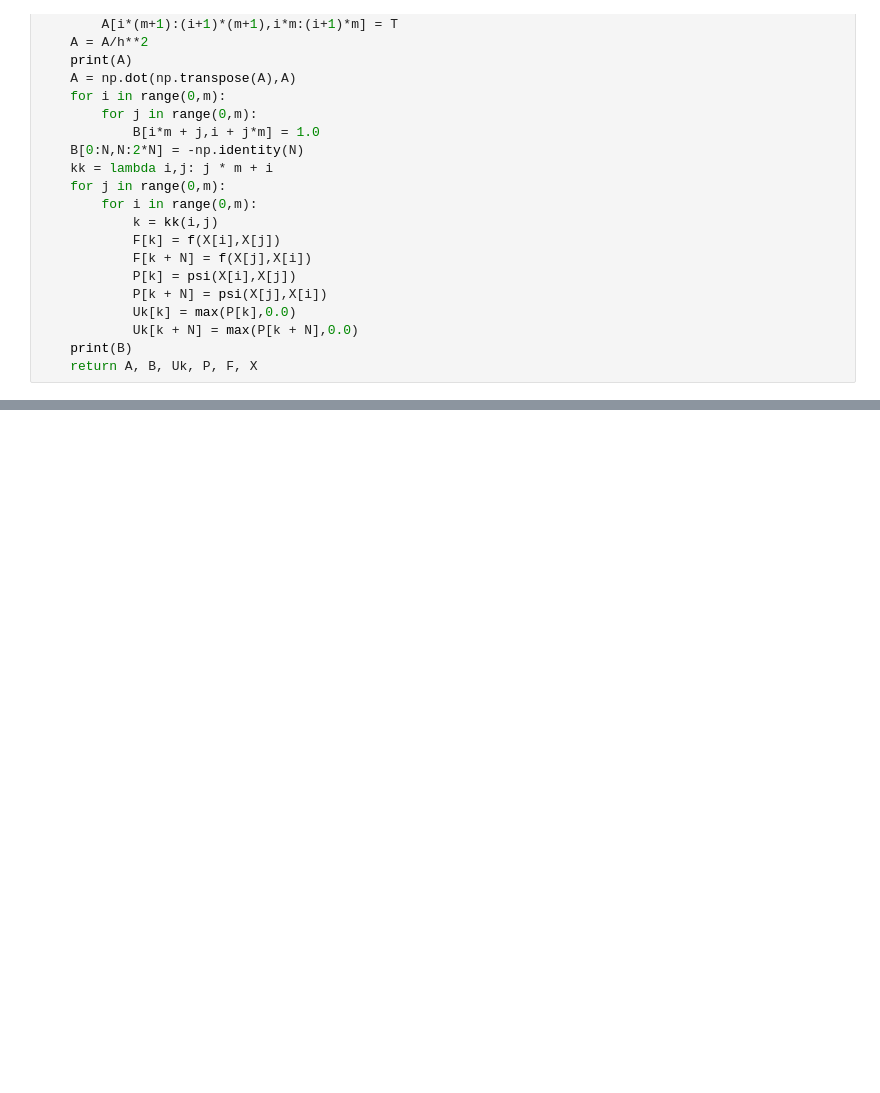
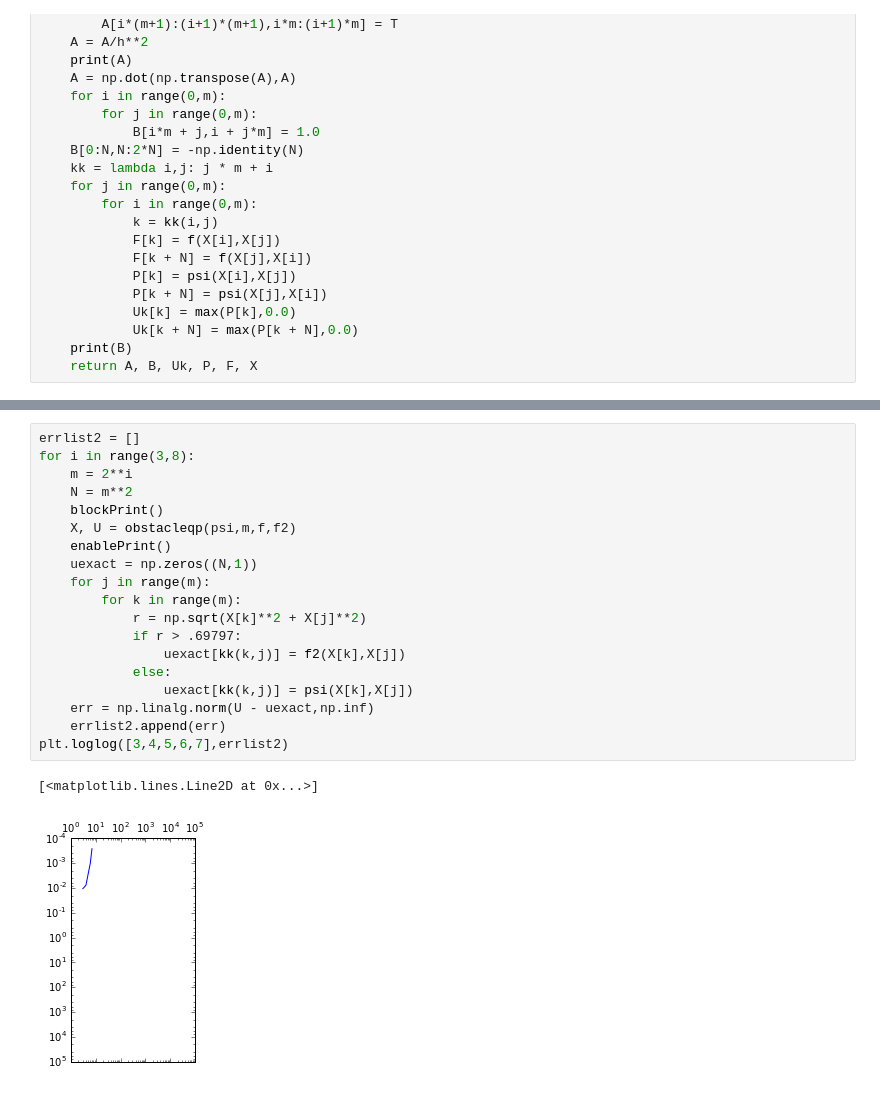
Before and after one commit to mheldman/obstacle, a Jupyter notebook: Obstacle Problem 2D.ipynb, the cells around one changed output, grey strips where cells are left out. Drawn from its saved outputs; the diff is of its cells as text; blank space fills up the shorter version.

```diff
--- a/Obstacle Problem 2D.ipynb
+++ b/Obstacle Problem 2D.ipynb
@@ -566,0 +607,22 @@ def obstacle2D(psi, m, f):
+# %%
+errlist2 = []
+for i in range(3,8):
+    m = 2**i
+    N = m**2
+    blockPrint()
+    X, U = obstacleqp(psi,m,f,f2)
+    enablePrint()
+    uexact = np.zeros((N,1))
+    for j in range(m):
+        for k in range(m):
+            r = np.sqrt(X[k]**2 + X[j]**2)
+            if r > .69797:
+                uexact[kk(k,j)] = f2(X[k],X[j])
+            else:
+                uexact[kk(k,j)] = psi(X[k],X[j])
+    err = np.linalg.norm(U - uexact,np.inf)
+    errlist2.append(err)
+plt.loglog([3,4,5,6,7],errlist2)
+# %% [output]
+[<matplotlib.lines.Line2D at 0x...>]
+[figure, added]
```
Also changed, not shown: parts of 32 cells of this notebook.
